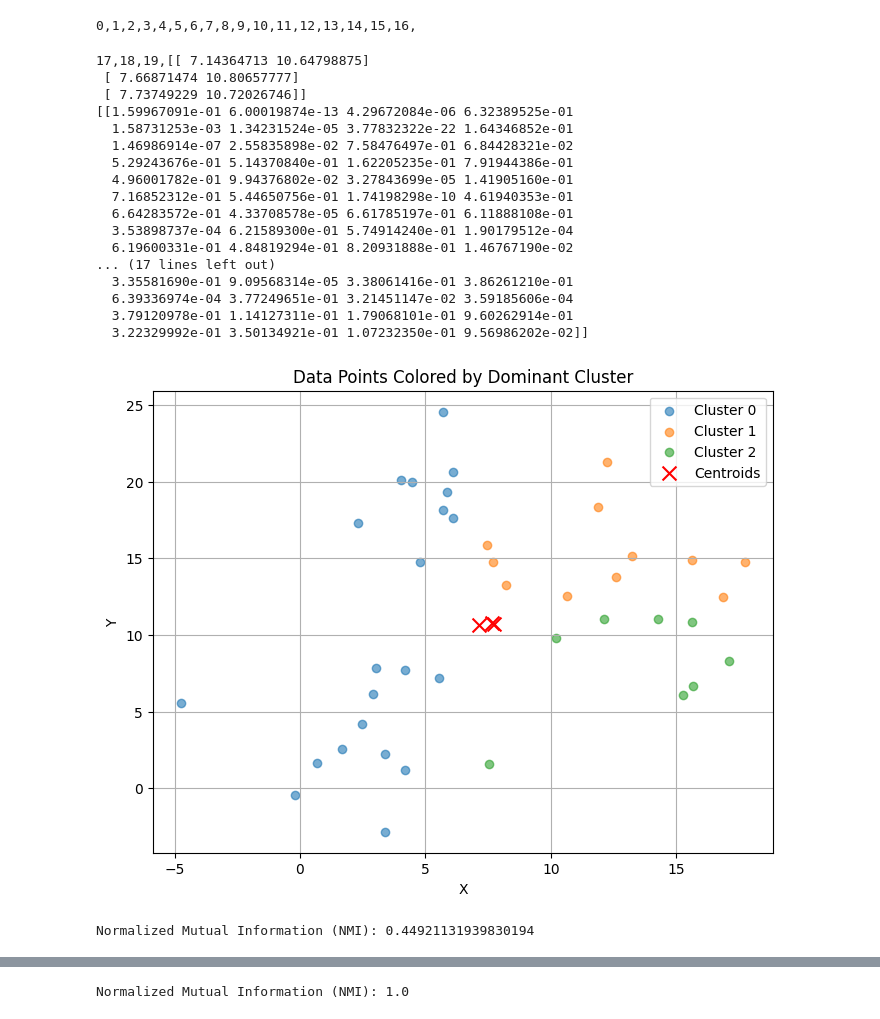
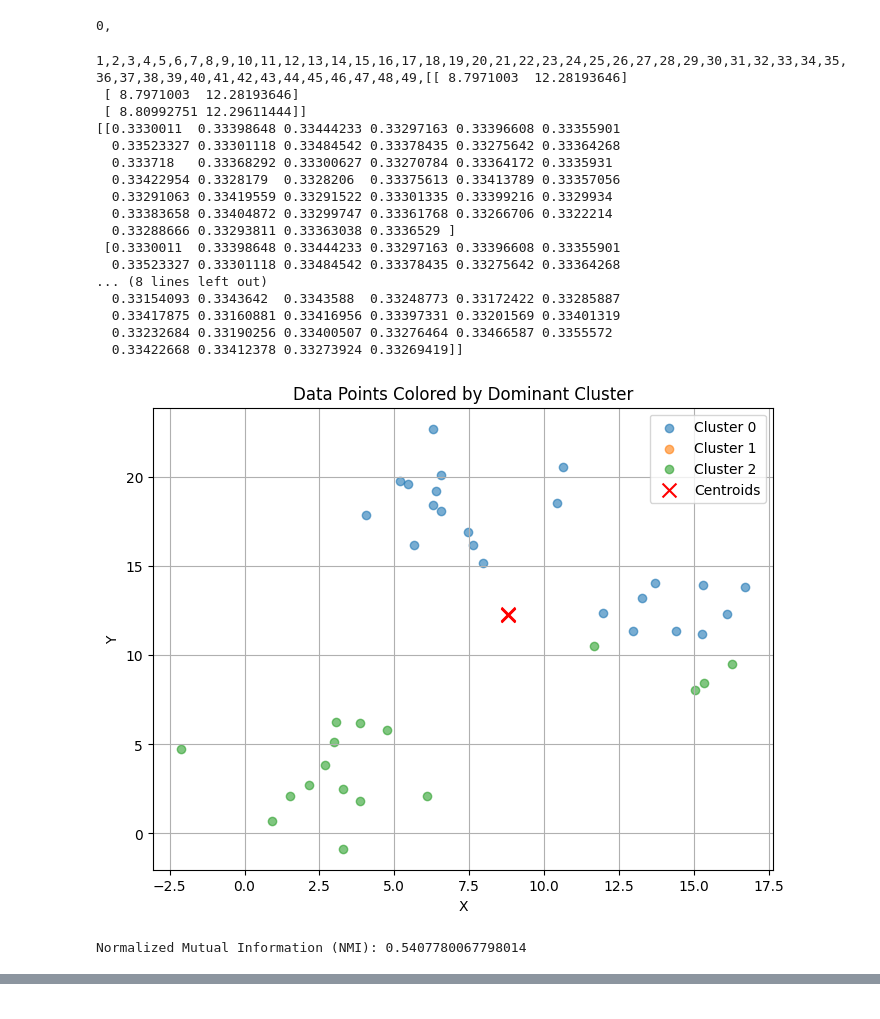
Before and after one commit to goli3148/MachineLearning, a Jupyter notebook: 21_fuzzyCMeansEpsilonInsentivity/main.ipynb, the cells around one changed output, grey strips where cells are left out. Cells and saved outputs as stored; diff of their text form; code cells hidden in the pictures.

```diff
--- a/21_fuzzyCMeansEpsilonInsentivity/main.ipynb
+++ b/21_fuzzyCMeansEpsilonInsentivity/main.ipynb
@@ -22,7 +22,7 @@ def update_membership_matrix(data, centroids, num_clusters, epsilon, m):
     num_samples = data.shape[0]
     membership_mat = np.zeros((num_clusters, num_samples)).astype('float128')
     for i in range(num_samples):
-        denominator = np.sum(epsilon_insensitive_loss(data[i], centroids, epsilon)**(1/(m-1)))
+        denominator = np.sum(epsilon_insensitive_loss(data[i], centroids, epsilon)**(1/(1-m)))
         for k in range(num_clusters):
             membership_mat[k, i] = (epsilon_insensitive_loss(data[i], centroids[k], epsilon) ** (1/(1-m))) / (denominator + 1e-8)
             if np.isinf(membership_mat[k, i]):
@@ -80,7 +80,7 @@ def update_centroid(data, num_samples, num_features, num_clusters, centroids, ep
                     s += data[ns][j] - epsilon
             # print(f, end=":")
             # print(s)
-            centroids[i][j] = (f+s) / np.unique(np.concatenate((l1, l2))).shape[0]
+            centroids[i][j] = 1.1*(f+s) / np.unique(np.concatenate((l1, l2))).shape[0]
 
     return centroids
 # %%
@@ -107,7 +107,7 @@ num_clusters=3
 num_samples = 40
 
 # Generate synthetic data with clusters
-X, y = make_blobs(n_samples=num_samples, centers=num_clusters, cluster_std=3, random_state=42)
+X, y = make_blobs(n_samples=num_samples, centers=num_clusters, cluster_std=2, random_state=42)
 X += 10
 
 
@@ -120,7 +120,7 @@ plt.ylabel('Feature 2')
 plt.show()
 
 
-centroids ,membership_mat = fuzzy_cmeans(data=X, num_clusters=num_clusters, max_iter=20, epsilon=.01, m=1.01)
+centroids ,membership_mat = fuzzy_cmeans(data=X, num_clusters=num_clusters, max_iter=50, epsilon=1, m=2)
 
 max_membership_cluster = np.argmax(membership_mat, axis=0)
 # Plot data points with colors based on their corresponding centroids
@@ -143,20 +143,20 @@ print("Normalized Mutual Information (NMI):", nmi)
-0,1,2,3,4,5,6,7,8,9,10,11,12,13,14,15,16,
+0,
-17,18,19,[[ 7.14364713 10.64798875]
- [ 7.66871474 10.80657777]
- [ 7.73749229 10.72026746]]
-[[1.59967091e-01 6.00019874e-13 4.29672084e-06 6.32389525e-01
-  1.58731253e-03 1.34231524e-05 3.77832322e-22 1.64346852e-01
-  1.46986914e-07 2.55835898e-02 7.58476497e-01 6.84428321e-02
-  5.29243676e-01 5.14370840e-01 1.62205235e-01 7.91944386e-01
-  4.96001782e-01 9.94376802e-02 3.27843699e-05 1.41905160e-01
-  7.16852312e-01 5.44650756e-01 1.74198298e-10 4.61940353e-01
-  6.64283572e-01 4.33708578e-05 6.61785197e-01 6.11888108e-01
-  3.53898737e-04 6.21589300e-01 5.74914240e-01 1.90179512e-04
-  6.19600331e-01 4.84819294e-01 8.20931888e-01 1.46767190e-02
-... (17 lines left out)
-  3.35581690e-01 9.09568314e-05 3.38061416e-01 3.86261210e-01
-  6.39336974e-04 3.77249651e-01 3.21451147e-02 3.59185606e-04
-  3.79120978e-01 1.14127311e-01 1.79068101e-01 9.60262914e-01
-  3.22329992e-01 3.50134921e-01 1.07232350e-01 9.56986202e-02]]
+1,2,3,4,5,6,7,8,9,10,11,12,13,14,15,16,17,18,19,20,21,22,23,24,25,26,27,28,29,30,31,32,33,34,35,36,37,38,39,40,41,42,43,44,45,46,47,48,49,[[ 8.7971003  12.28193646]
+ [ 8.7971003  12.28193646]
+ [ 8.80992751 12.29611444]]
+[[0.3330011  0.33398648 0.33444233 0.33297163 0.33396608 0.33355901
+  0.33523327 0.33301118 0.33484542 0.33378435 0.33275642 0.33364268
+  0.333718   0.33368292 0.33300627 0.33270784 0.33364172 0.3335931
+  0.33422954 0.3328179  0.3328206  0.33375613 0.33413789 0.33357056
+  0.33291063 0.33419559 0.33291522 0.33301335 0.33399216 0.3329934
+  0.33383658 0.33404872 0.33299747 0.33361768 0.33266706 0.3322214
+  0.33288666 0.33293811 0.33363038 0.3336529 ]
+ [0.3330011  0.33398648 0.33444233 0.33297163 0.33396608 0.33355901
+  0.33523327 0.33301118 0.33484542 0.33378435 0.33275642 0.33364268
+... (8 lines left out)
+  0.33154093 0.3343642  0.3343588  0.33248773 0.33172422 0.33285887
+  0.33417875 0.33160881 0.33416956 0.33397331 0.33201569 0.33401319
+  0.33232684 0.33190256 0.33400507 0.33276464 0.33466587 0.3355572
+  0.33422668 0.33412378 0.33273924 0.33269419]]
-[figure, old version]
+[figure, new version]
-Normalized Mutual Information (NMI): 0.44921131939830194
+Normalized Mutual Information (NMI): 0.5407780067798014
@@ -164 +162,0 @@ Normalized Mutual Information (NMI): 0.44921131939830194
-Normalized Mutual Information (NMI): 1.0
```
Also changed, not shown: parts of 1 cell of this notebook, 2 other files.
